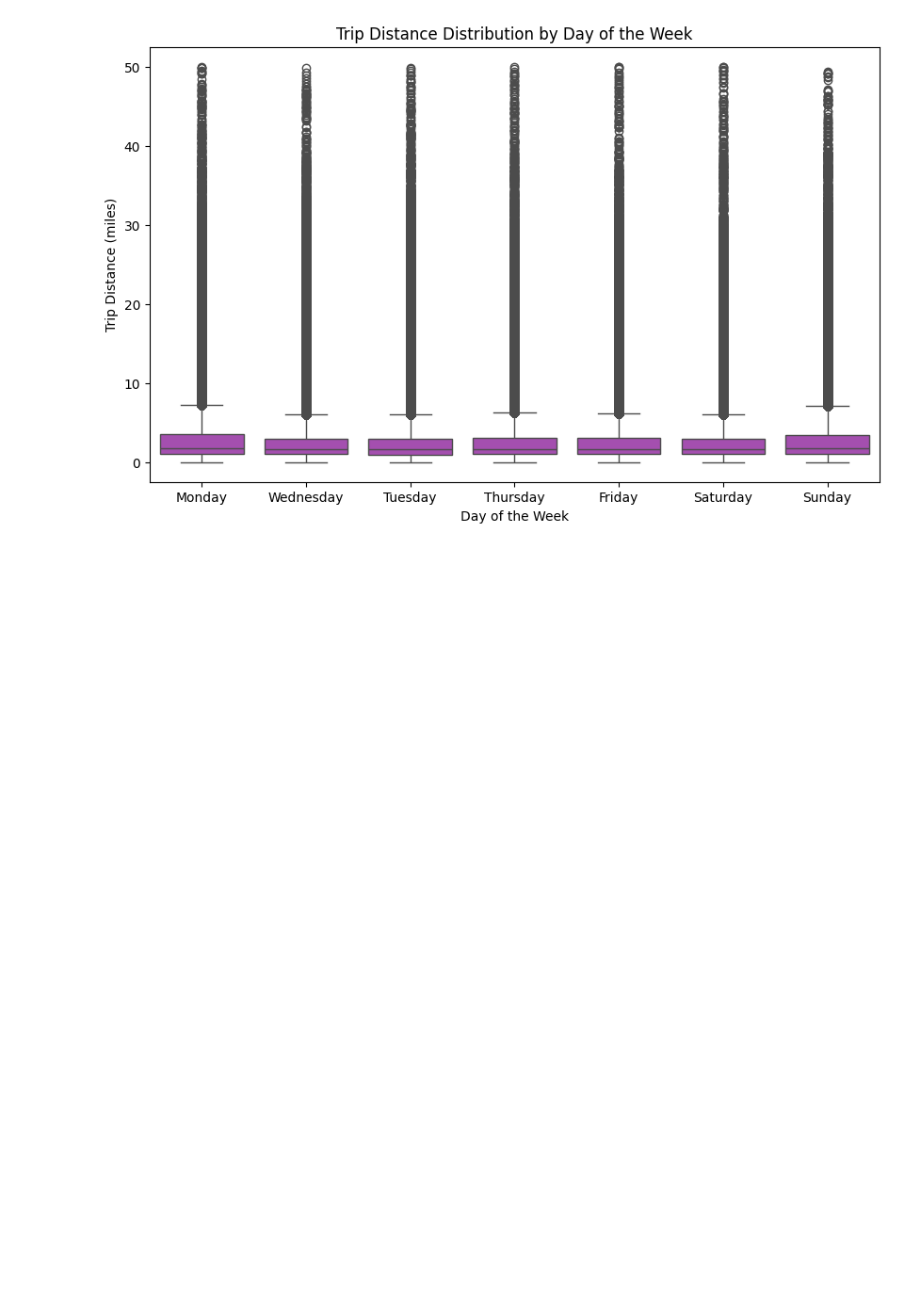
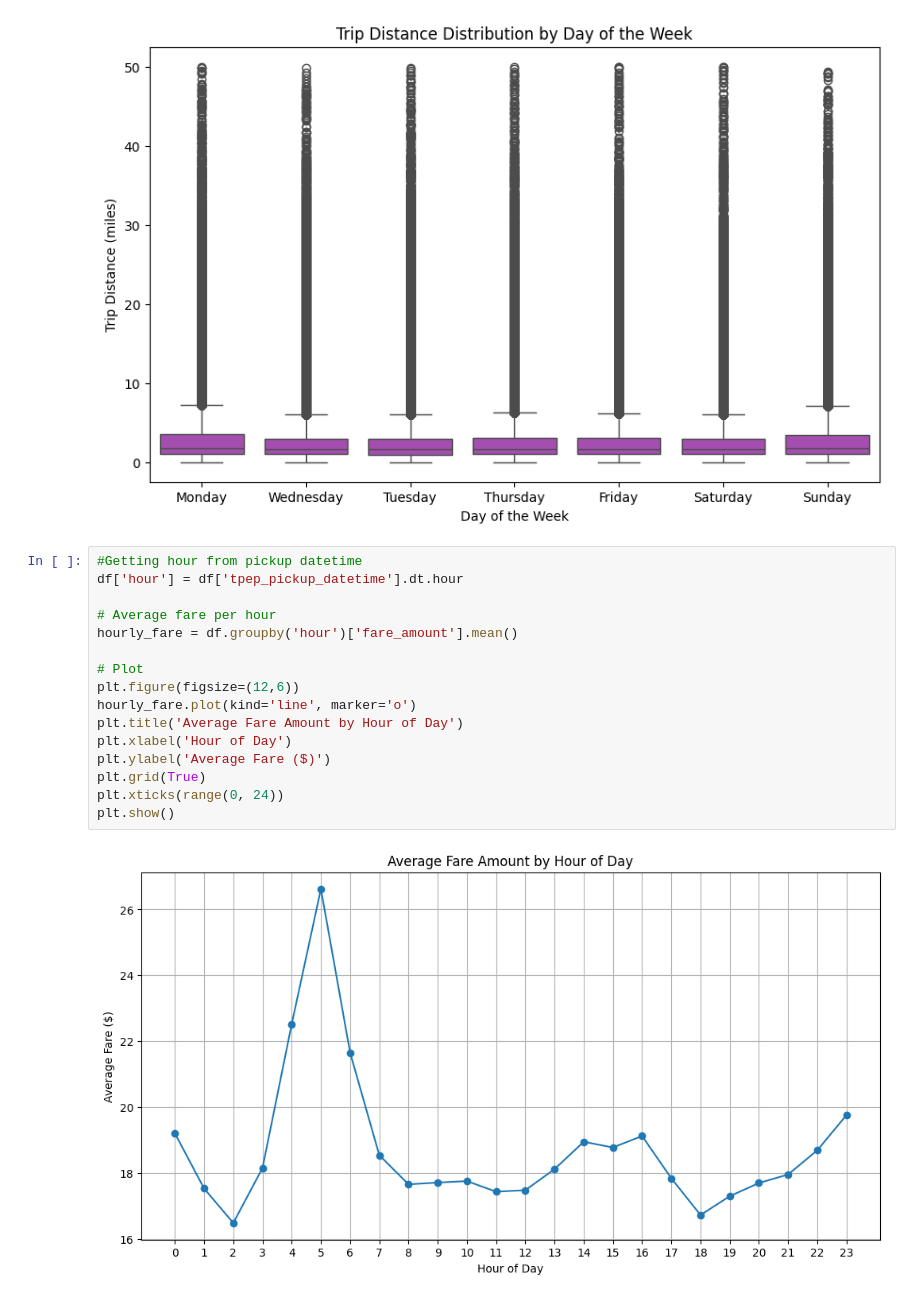
Before and after one commit to yiranliu77/CMSC320-Final-Project, a Jupyter notebook: Data_analysis.ipynb, the cells around one changed output. Drawn from its saved outputs; the diff is of its cells as text; blank space fills up the shorter version.

```diff
--- a/Data_analysis.ipynb
+++ b/Data_analysis.ipynb
@@ -240,3 +237,21 @@ plt.xlabel('Day of the Week')
 plt.show()
 # %% [output]
 [figure]
+# %%
+#Getting hour from pickup datetime
+df['hour'] = df['tpep_pickup_datetime'].dt.hour
+
+# Average fare per hour
+hourly_fare = df.groupby('hour')['fare_amount'].mean()
+
+# Plot
+plt.figure(figsize=(12,6))
+hourly_fare.plot(kind='line', marker='o')
+plt.title('Average Fare Amount by Hour of Day')
+plt.xlabel('Hour of Day')
+plt.ylabel('Average Fare ($)')
+plt.grid(True)
+plt.xticks(range(0, 24))
+plt.show()
+# %% [output]
+[figure, added]
```
Also changed, not shown: parts of 9 cells of this notebook.
